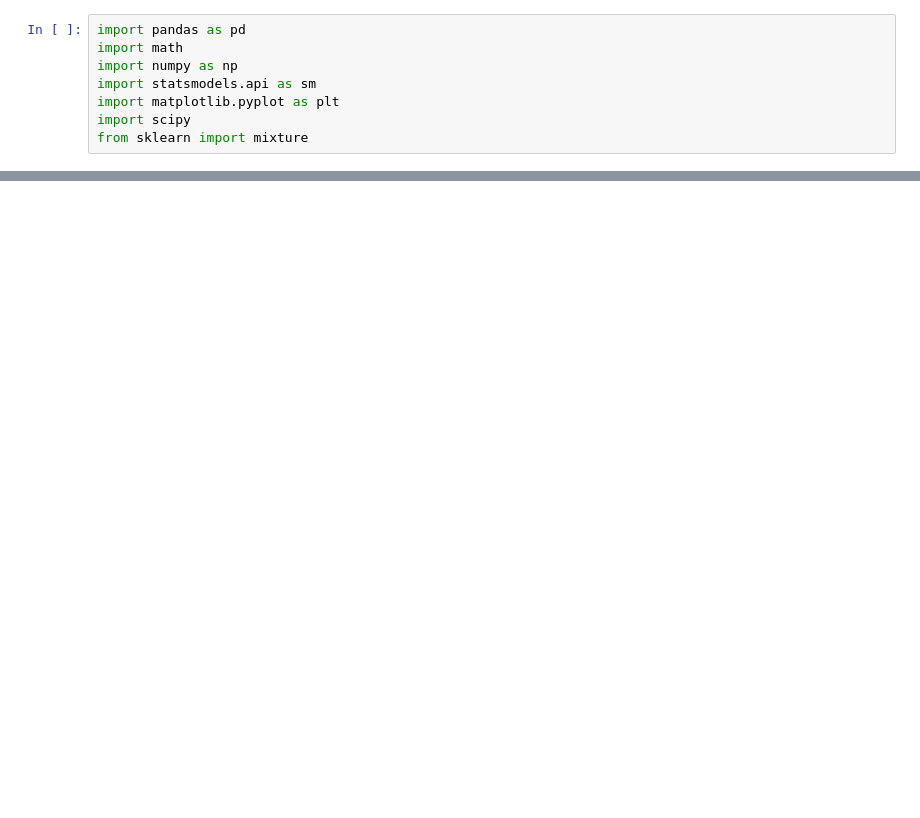
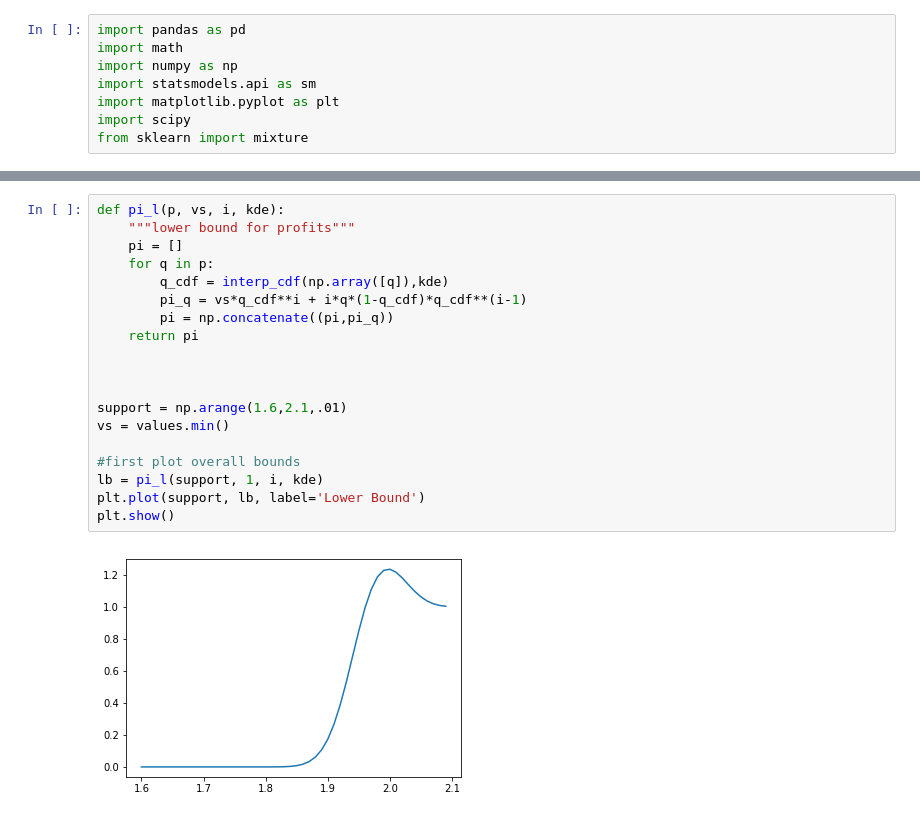
Before and after one commit to ericschulman/tx_milk_2yp, a Jupyter notebook: valuations.ipynb, the cells around one changed output, grey strips where cells are left out. Drawn from its saved outputs; the diff is of its cells as text; blank space fills up the shorter version.

```diff
--- a/valuations.ipynb
+++ b/valuations.ipynb
@@ -38,0 +60,21 @@ plt.show()
+# %%
+def pi_l(p, vs, i, kde):
+    """lower bound for profits"""
+    pi = []
+    for q in p:
+        q_cdf = interp_cdf(np.array([q]),kde)
+        pi_q = vs*q_cdf**i + i*q*(1-q_cdf)*q_cdf**(i-1)
+        pi = np.concatenate((pi,pi_q))
+    return pi
+
+
+
+support = np.arange(1.6,2.1,.01)
+vs = values.min()
+
+#first plot overall bounds
+lb = pi_l(support, 1, i, kde)
+plt.plot(support, lb, label='Lower Bound')
+plt.show()
+# %% [output]
+[figure, added]
```
Also changed, not shown: parts of 9 cells of this notebook, 1 other file.
